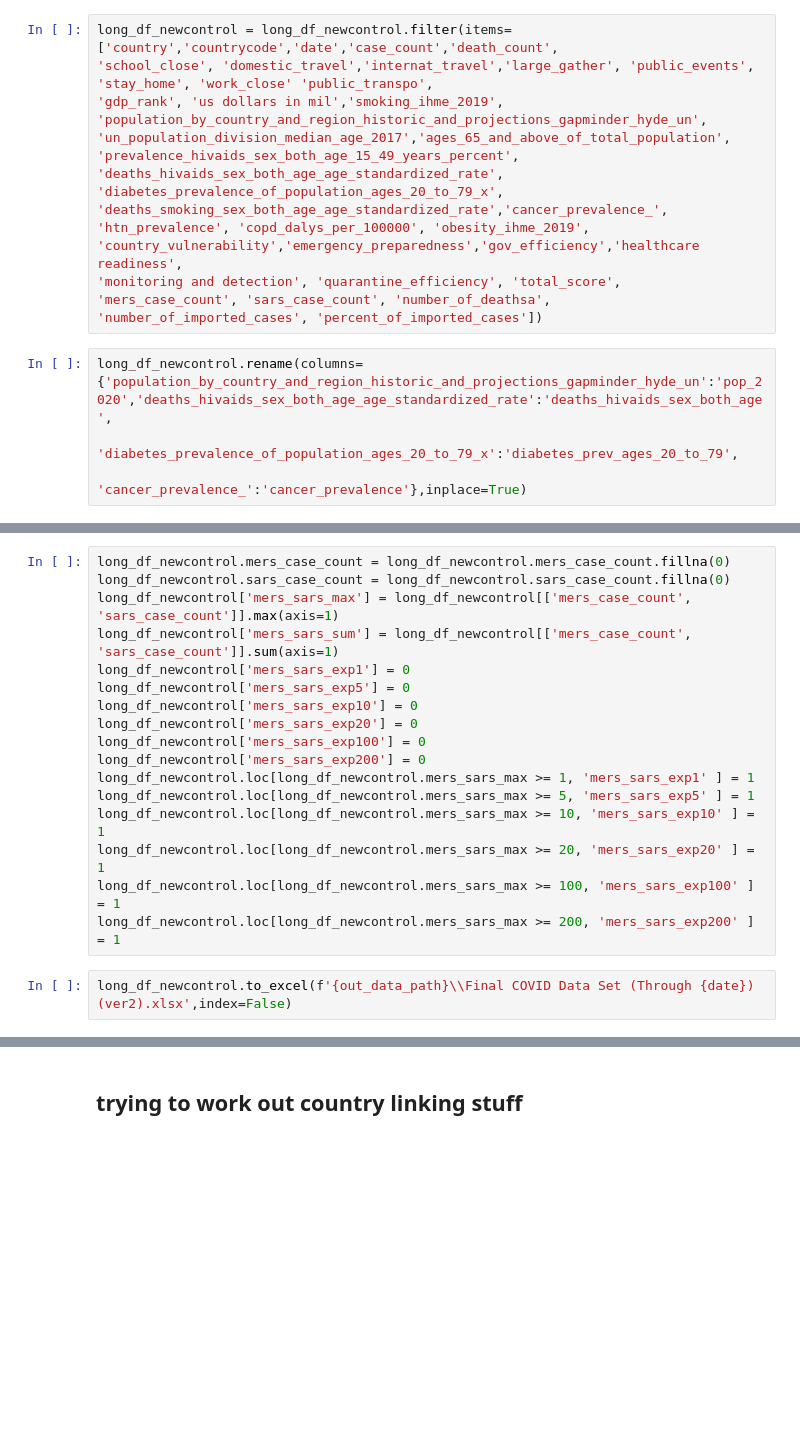
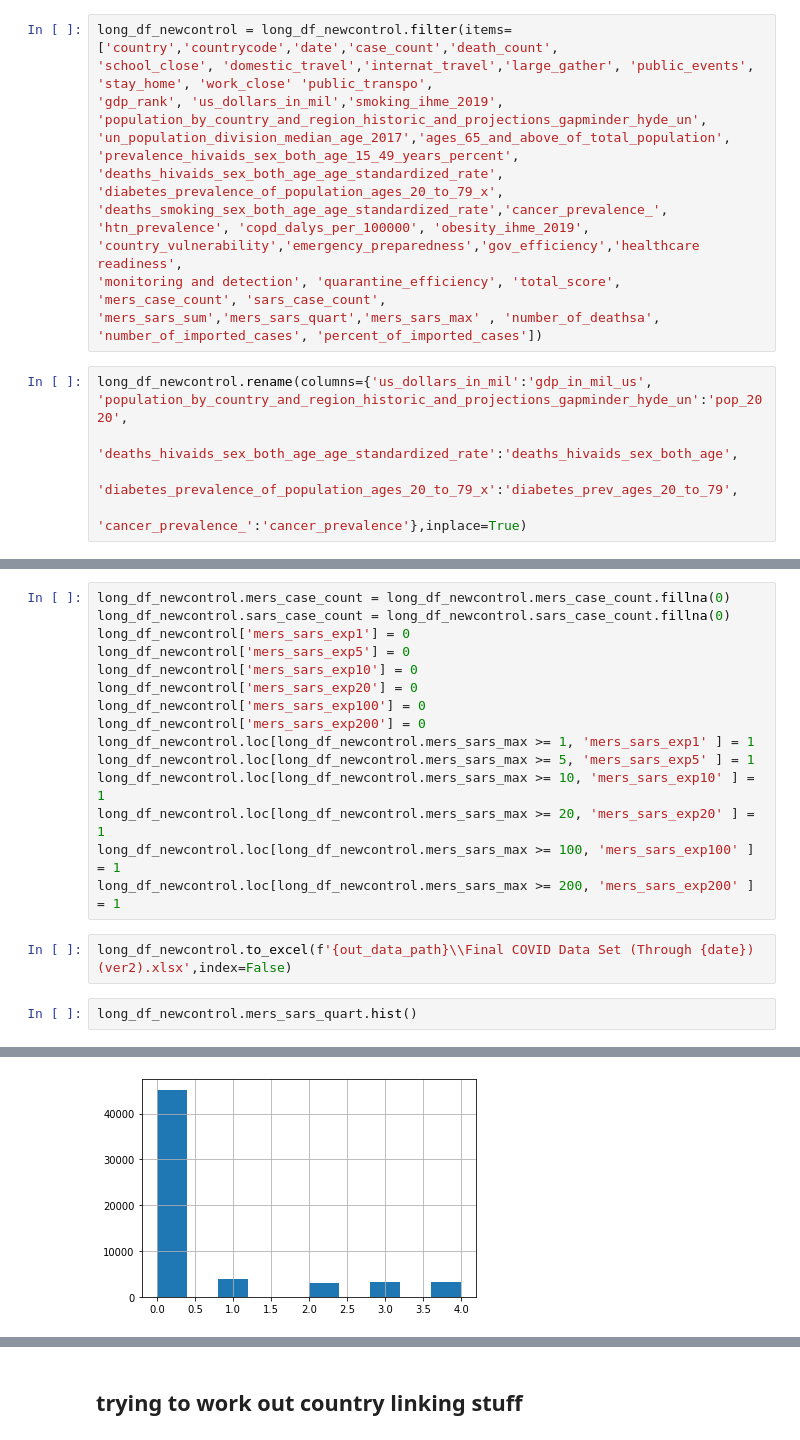
Before and after one commit to chacreton190/COVID-19, a Jupyter notebook: Code/JHU Data Project Manupulation 10-11-20.ipynb, the cells around one changed output, grey strips where cells are left out. Drawn from its saved outputs; the diff is of its cells as text; blank space fills up the shorter version.

```diff
--- a/Code/JHU Data Project Manupulation 10-11-20.ipynb
+++ b/Code/JHU Data Project Manupulation 10-11-20.ipynb
@@ -360,7 +413,7 @@ Index(['deaths_smoking_sex_both_age_age_standardized_rate',
 long_df_newcontrol = long_df_newcontrol.filter(items=['country','countrycode','date','case_count','death_count',
 'school_close', 'domestic_travel','internat_travel','large_gather', 'public_events',
 'stay_home', 'work_close' 'public_transpo',
-'gdp_rank', 'us dollars in mil','smoking_ihme_2019', 'population_by_country_and_region_historic_and_projections_gapminder_hyde_un',
+'gdp_rank', 'us_dollars_in_mil','smoking_ihme_2019', 'population_by_country_and_region_historic_and_projections_gapminder_hyde_un',
 'un_population_division_median_age_2017','ages_65_and_above_of_total_population',
 'prevalence_hivaids_sex_both_age_15_49_years_percent',
 'deaths_hivaids_sex_both_age_age_standardized_rate',
@@ -369,9 +422,10 @@ long_df_newcontrol = long_df_newcontrol.filter(items=['country','countrycode','d
 'htn_prevalence', 'copd_dalys_per_100000', 'obesity_ihme_2019',
 'country_vulnerability','emergency_preparedness','gov_efficiency','healthcare readiness',
 'monitoring and detection', 'quarantine_efficiency', 'total_score',
-'mers_case_count', 'sars_case_count', 'number_of_deathsa', 'number_of_imported_cases', 'percent_of_imported_cases'])
+'mers_case_count', 'sars_case_count', 'mers_sars_sum','mers_sars_quart','mers_sars_max' , 'number_of_deathsa', 'number_of_imported_cases', 'percent_of_imported_cases'])
 # %%
-long_df_newcontrol.rename(columns={'population_by_country_and_region_historic_and_projections_gapminder_hyde_un':'pop_2020','deaths_hivaids_sex_both_age_age_standardized_rate':'deaths_hivaids_sex_both_age',
+long_df_newcontrol.rename(columns={'us_dollars_in_mil':'gdp_in_mil_us', 'population_by_country_and_region_historic_and_projections_gapminder_hyde_un':'pop_2020',
+                                   'deaths_hivaids_sex_both_age_age_standardized_rate':'deaths_hivaids_sex_both_age',
                                   'diabetes_prevalence_of_population_ages_20_to_79_x':'diabetes_prev_ages_20_to_79',
                                   'cancer_prevalence_':'cancer_prevalence'},inplace=True)
 # %%
@@ -381,8 +435,6 @@ Creating SARS/MERS Experience Variables
 # %%
 long_df_newcontrol.mers_case_count = long_df_newcontrol.mers_case_count.fillna(0)
 long_df_newcontrol.sars_case_count = long_df_newcontrol.sars_case_count.fillna(0)
-long_df_newcontrol['mers_sars_max'] = long_df_newcontrol[['mers_case_count', 'sars_case_count']].max(axis=1)
-long_df_newcontrol['mers_sars_sum'] = long_df_newcontrol[['mers_case_count', 'sars_case_count']].sum(axis=1)
 long_df_newcontrol['mers_sars_exp1'] = 0
 long_df_newcontrol['mers_sars_exp5'] = 0
 long_df_newcontrol['mers_sars_exp10'] = 0
@@ -397,3 +449,6 @@ long_df_newcontrol.loc[long_df_newcontrol.mers_sars_max >= 100, 'mers_sars_exp10
 long_df_newcontrol.loc[long_df_newcontrol.mers_sars_max >= 200, 'mers_sars_exp200' ] = 1
 # %%
 long_df_newcontrol.to_excel(f'{out_data_path}\\Final COVID Data Set (Through {date}) (ver2).xlsx',index=False)
+# %%
+long_df_newcontrol.mers_sars_quart.hist()
+# %% [output]
@@ -399,0 +456 @@ long_df_newcontrol.to_excel(f'{out_data_path}\\Final COVID Data Set (Through {da
+[figure, added]
```
Also changed, not shown: parts of 15 cells of this notebook, 12 other files.
